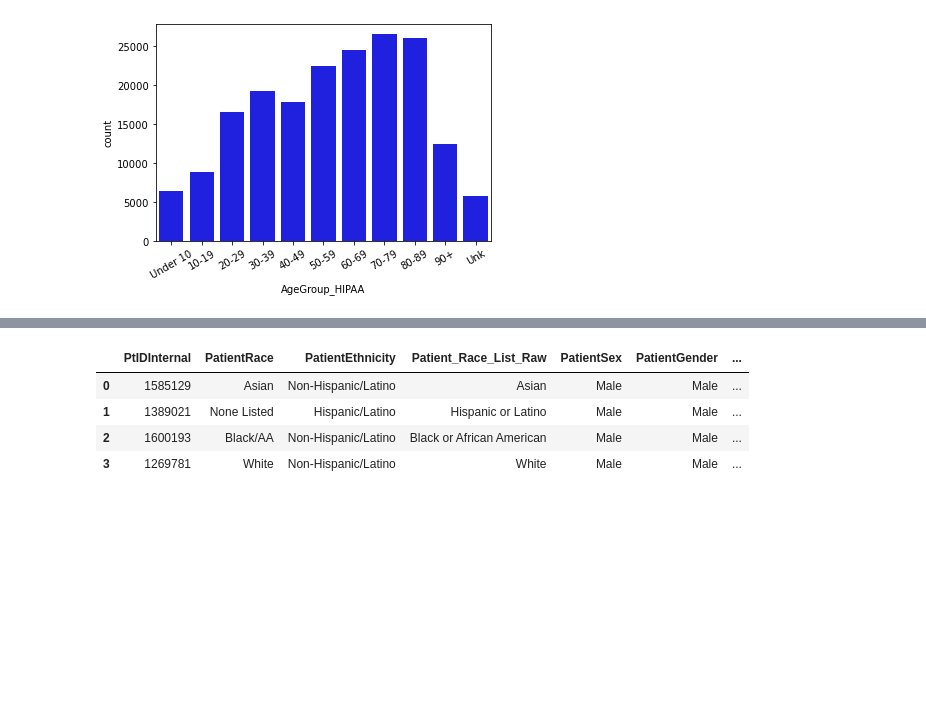
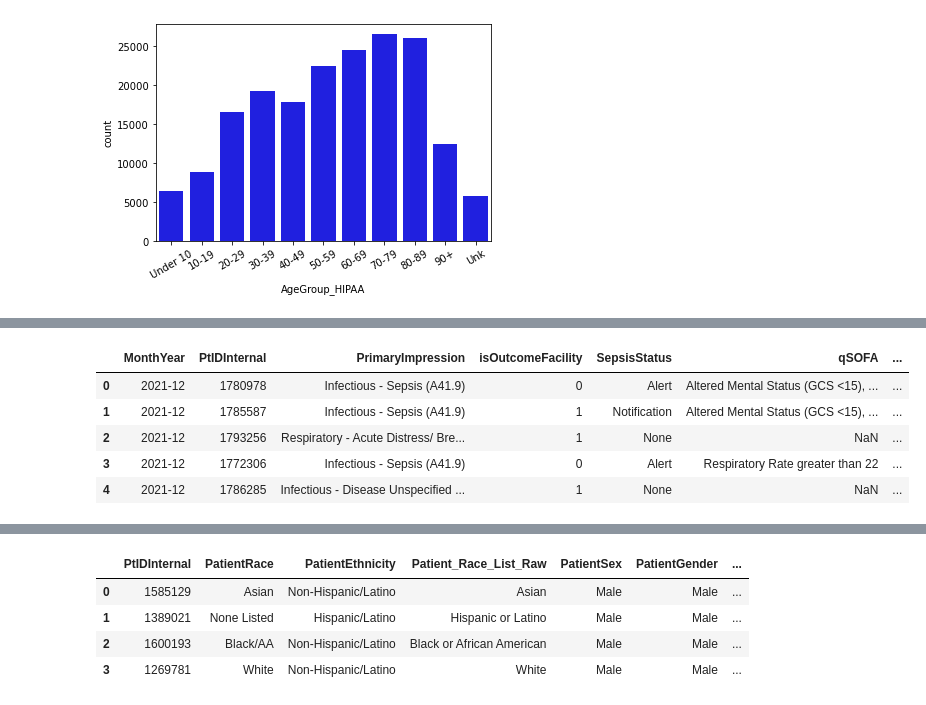
Before and after one commit to blesssong2020/Fairfax-Consultants---Summer2022-DEAN690, a Jupyter notebook: FFConsultants.ipynb, the cells around one changed output, grey strips where cells are left out. Drawn from its saved outputs; the diff is of its cells as text; code cells hidden in the pictures; blank space fills up the shorter version.

```diff
--- a/FFConsultants.ipynb
+++ b/FFConsultants.ipynb
@@ -392,0 +474,15 @@ Name: AgeGroup_HIPAA, dtype: float64
+# %%
+## create a new column that is a combination of the emergency deparment diagnosis & hospital diagnosis
+# https://stackoverflow.com/questions/19377969/combine-two-columns-of-text-in-pandas-dataframe
+SEPSISclean = SEPSIS
+
+SEPSISclean["overall_diagnosis"] = SEPSISclean["EmergencyDepartmentDiagnosis"].astype(str) + SEPSISclean["HospitalDiagnosis"].astype(str)
+
+##drop reduntant columns
+#SEPSIS.drop(["EmergencyDepartmentDiagnosis", "HospitalDiagnosis"], axis =1,  inplace =True)
+
+##View Header and count null
+
+print("\n header:\n",SEPSISclean.head(2))
+
+print("\n count null after merge:\n", SEPSISclean.isna().sum())
@@ -392,0 +523,14 @@ Name: AgeGroup_HIPAA, dtype: float64
+# %%
+## create a new column that is 1 if the overall_diagnosis column contains the string "A41.9", 0 if not
+
+SEPSISclean["sepsis_outcome"] = pd.np.where(SEPSISclean["overall_diagnosis"].str.contains("Sepsis", na=False, case=False), "1",
+                                #pd.np.where(SEPSISclean["overall_diagnosis"].str.contains("sepsis", na=False), "1",
+                                pd.np.where(SEPSISclean["overall_diagnosis"].str.contains("A41.9", na=False, case=False), "1", "0"))#)
+SEPSISclean.head()
+# %% [output]
+|  | MonthYear | PtIDInternal | PrimaryImpression | isOutcomeFacility | SepsisStatus | qSOFA | ... |
+| 0 | 2021-12 | 1780978 | Infectious - Sepsis (A41.9) | 0 | Alert | Altered Mental Status (GCS <15), ... | ... |
+| 1 | 2021-12 | 1785587 | Infectious - Sepsis (A41.9) | 1 | Notification | Altered Mental Status (GCS <15), ... | ... |
+| 2 | 2021-12 | 1793256 | Respiratory - Acute Distress/ Bre... | 1 | None | NaN | ... |
+| 3 | 2021-12 | 1772306 | Infectious - Sepsis (A41.9) | 0 | Alert | Respiratory Rate greater than 22 | ... |
+| 4 | 2021-12 | 1786285 | Infectious - Disease Unspecified ... | 1 | None | NaN | ... |
```
Also changed, not shown: parts of 41 cells of this notebook.
